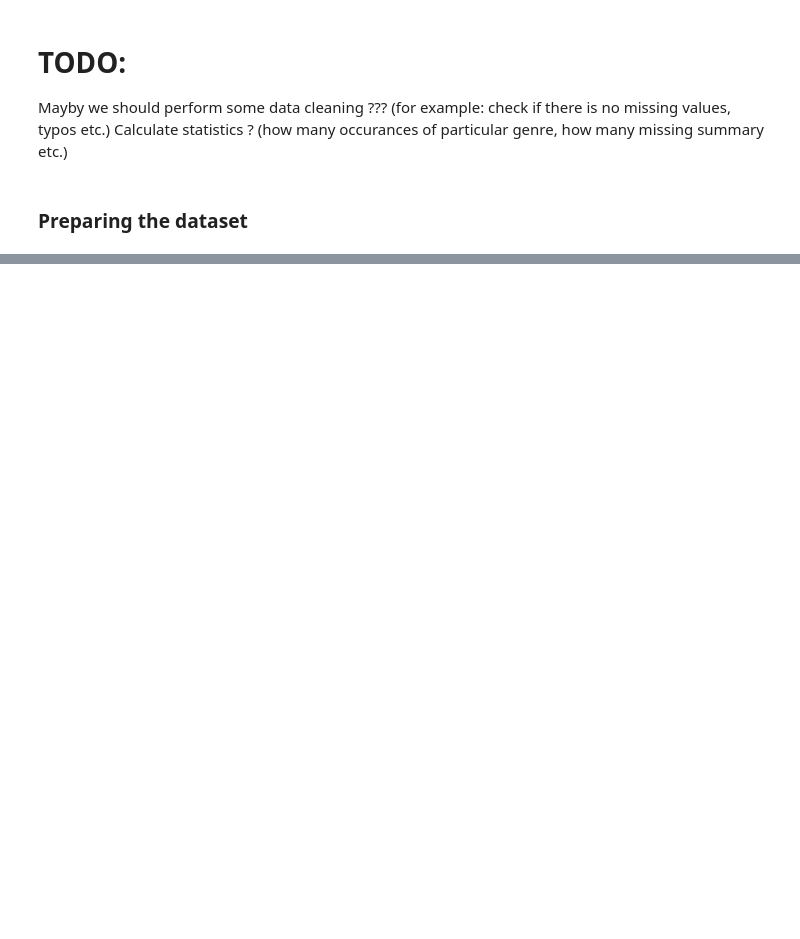
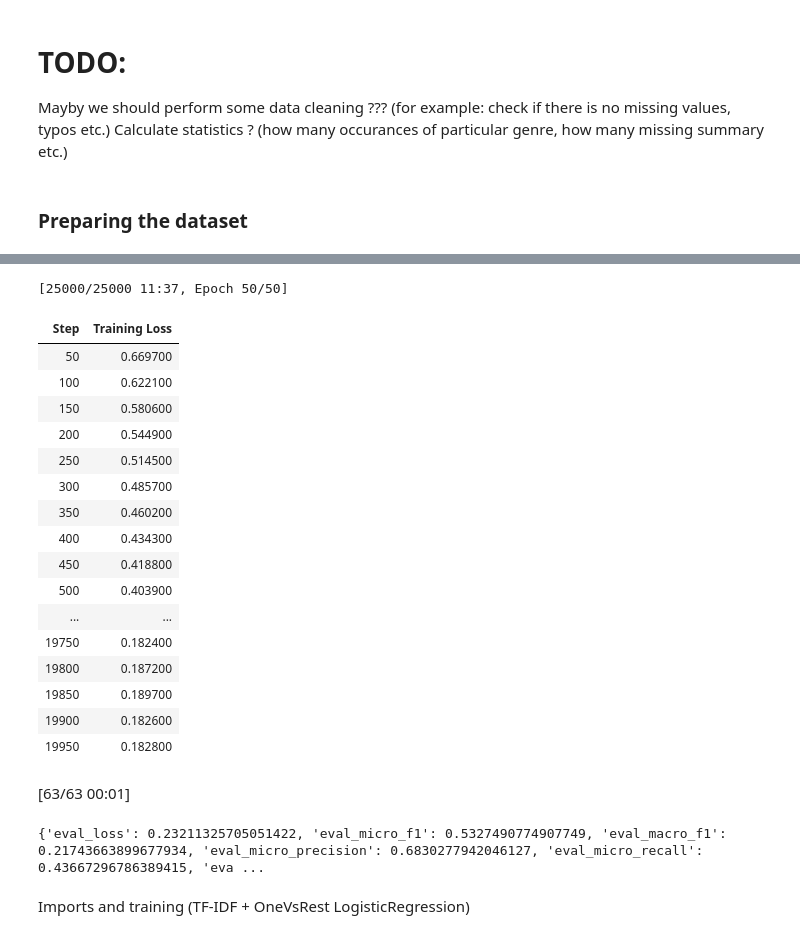
Before and after one commit to szpajak/imdb-analytics-pipeline, a Jupyter notebook: src/prepare_dataset.ipynb, the cells around one changed output, grey strips where cells are left out. Drawn from its saved outputs; the diff is of its cells as text; code cells hidden in the pictures; blank space fills up the shorter version.

Commit message:
feat(train): two models added to the dataset

```diff
--- a/src/prepare_dataset.ipynb
+++ b/src/prepare_dataset.ipynb
@@ -11,7 +11,8 @@ import pickle
 # %%
 def combine_json_to_dataframe(directory_path, file_pattern='*.json'):
     """
-    Reads multiple JSON files from a directory and combines them into a DataFrame.
+    Reads multiple JSON files (with IMDb IDs as top-level keys)
+    and combines inner movie data into a single DataFrame.
     """
     search_path = os.path.join(directory_path, file_pattern)
     all_json_files = glob.glob(search_path)
@@ -25,14 +26,16 @@ def combine_json_to_dataframe(directory_path, file_pattern='*.json'):
         try:
             with open(file_path, 'r', encoding='utf-8') as f:
                 movie_data = json.load(f)
-                data_list.append(movie_data)
+                # flatten each file’s movie dictionary
+                for _, movie in movie_data.items():
+                    data_list.append(movie)
         except Exception as e:
             print(f"Error processing file {file_path}: {e}")
 
     df = pd.DataFrame(data_list)
     return df
 # %%
-json_directory = '../data/all'
+json_directory = '../data/batches'
 movies_df = combine_json_to_dataframe(json_directory, '*.json')
 # %%
 # print(movies_df.head())
@@ -90,0 +119,11 @@ X_train, X_test, y_train, y_test, ids_train, ids_test = train_test_split(
+# %%
+from transformers import AutoTokenizer
+
+model_name = "prajjwal1/bert-tiny"
+tokenizer = AutoTokenizer.from_pretrained(model_name)
+
+def tokenize_fn(batch):
+    return tokenizer(batch['text'], truncation=True, padding='max_length', max_length=256)
+
+tokenized = ds.map(tokenize_fn, batched=True, remove_columns=['text'])
+tokenized.set_format('torch')
@@ -91,3 +179,36 @@ X_train, X_test, y_train, y_test, ids_train, ids_test = train_test_split(
+# %%
+import os
+train_result = trainer.train()
+eval_metrics = trainer.evaluate()
+print(eval_metrics)
+
+os.makedirs("../models", exist_ok=True)
+with open("../models/metrics_distilbert.txt", "w") as f:
+    for k, v in sorted(eval_metrics.items()):
+        f.write(f"{k}: {v}\n")
+
+trainer.save_model("../models/distilbert_multilabel")
+# %% [output]
+[25000/25000 11:37, Epoch 50/50]
+| Step | Training Loss |
+| 50 | 0.669700 |
+| 100 | 0.622100 |
+| 150 | 0.580600 |
+| 200 | 0.544900 |
+| 250 | 0.514500 |
+| 300 | 0.485700 |
+| 350 | 0.460200 |
+| 400 | 0.434300 |
+| 450 | 0.418800 |
+| 500 | 0.403900 |
+| ... | ... |
+| 19750 | 0.182400 |
+| 19800 | 0.187200 |
+| 19850 | 0.189700 |
+| 19900 | 0.182600 |
+| 19950 | 0.182800 |
+[63/63 00:01]
+{'eval_loss': 0.23211325705051422, 'eval_micro_f1': 0.5327490774907749, 'eval_macro_f1': 0.21743663899677934, 'eval_micro_precision': 0.6830277942046127, 'eval_micro_recall': 0.43667296786389415, 'eva ...
 # %%
 # save dataframe and traning/test datasets to pickle files
 
@@ -102,3 +223,5 @@ with open('../data/test_data.pkl', 'wb') as f:
 
 with open('../data/mlb.pkl', 'wb') as f:
     pickle.dump(mlb, f)
+# %% [markdown]
+Imports and training (TF-IDF + OneVsRest LogisticRegression)
```
Also changed, not shown: parts of 13 cells of this notebook.
